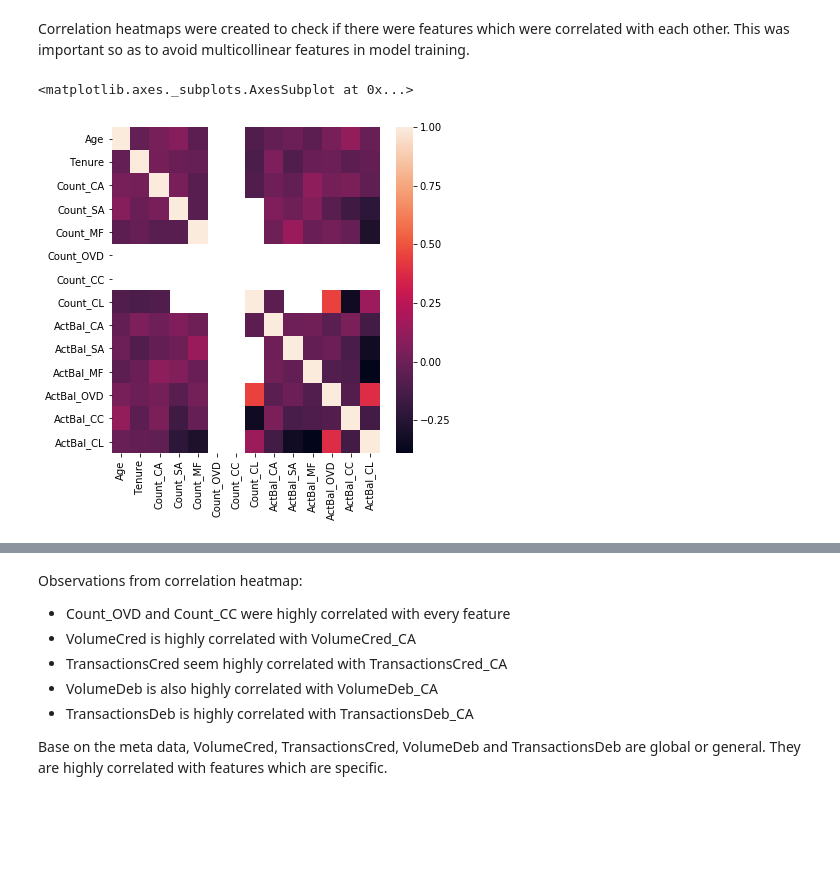
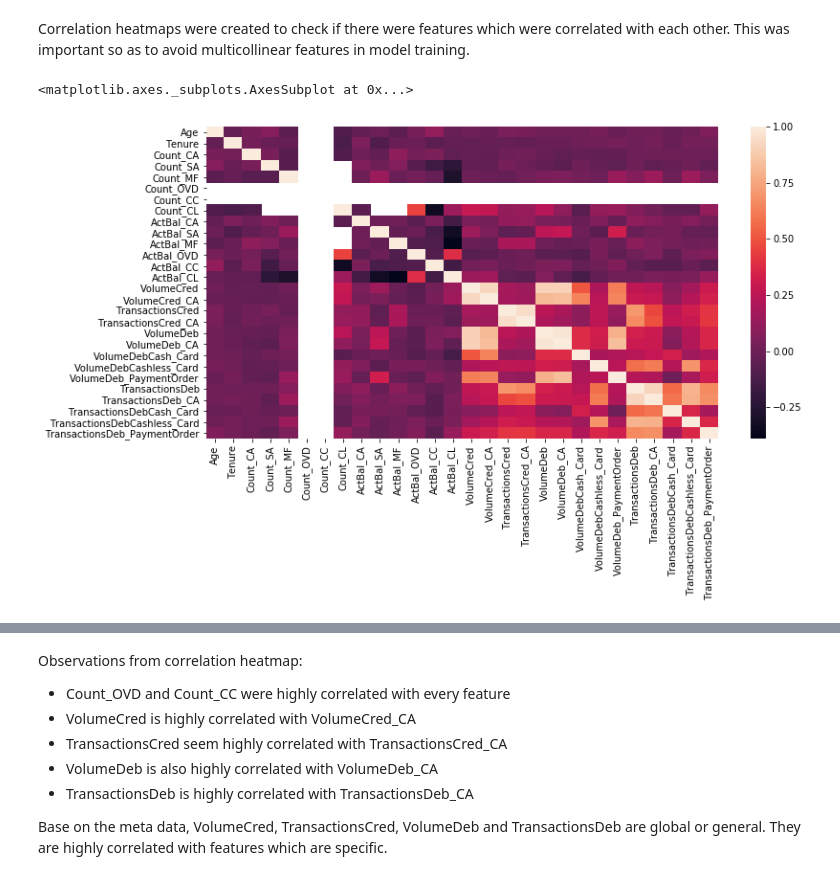
Before and after one commit to EugeneNdamukong/Search-for-clients-with-high-propensity-to-own-loan-mutual-fund-and-credit-card, a Jupyter notebook: Analysis for KBC.ipynb, the cells around one changed output, grey strips where cells are left out. Cells and saved outputs as stored; diff of their text form; code cells hidden in the pictures; blank space fills up the shorter version.

```diff
--- a/Analysis for KBC.ipynb
+++ b/Analysis for KBC.ipynb
@@ -224,8 +227,8 @@ Things observed from the the abover output
 # %% [markdown]
 Correlation heatmaps were created to check if there were features which were correlated with each other. This was important so as to avoid multicollinear features in model training.
 # %%
-plt.figure(figsize= (6, 6))
-sn.heatmap(train_final.loc[:,"Age":"ActBal_CL"].corr())
+plt.figure(figsize= (12, 6))
+sn.heatmap(train_final.loc[:,"Age":"TransactionsDeb_PaymentOrder"].corr())
 # %% [output]
 <matplotlib.axes._subplots.AxesSubplot at 0x...>
-[figure, old version]
+[figure, new version]
```
Also changed, not shown: parts of 86 cells of this notebook.
